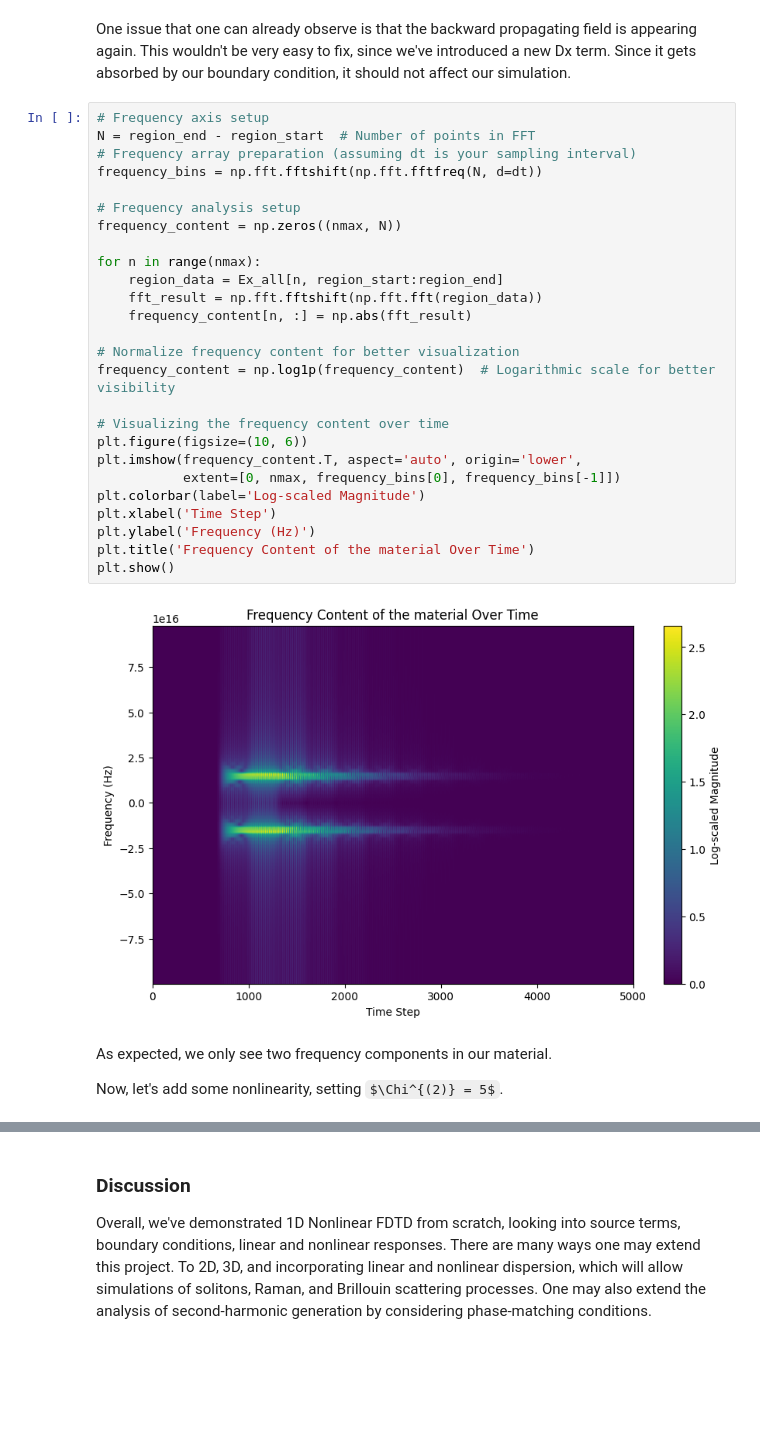
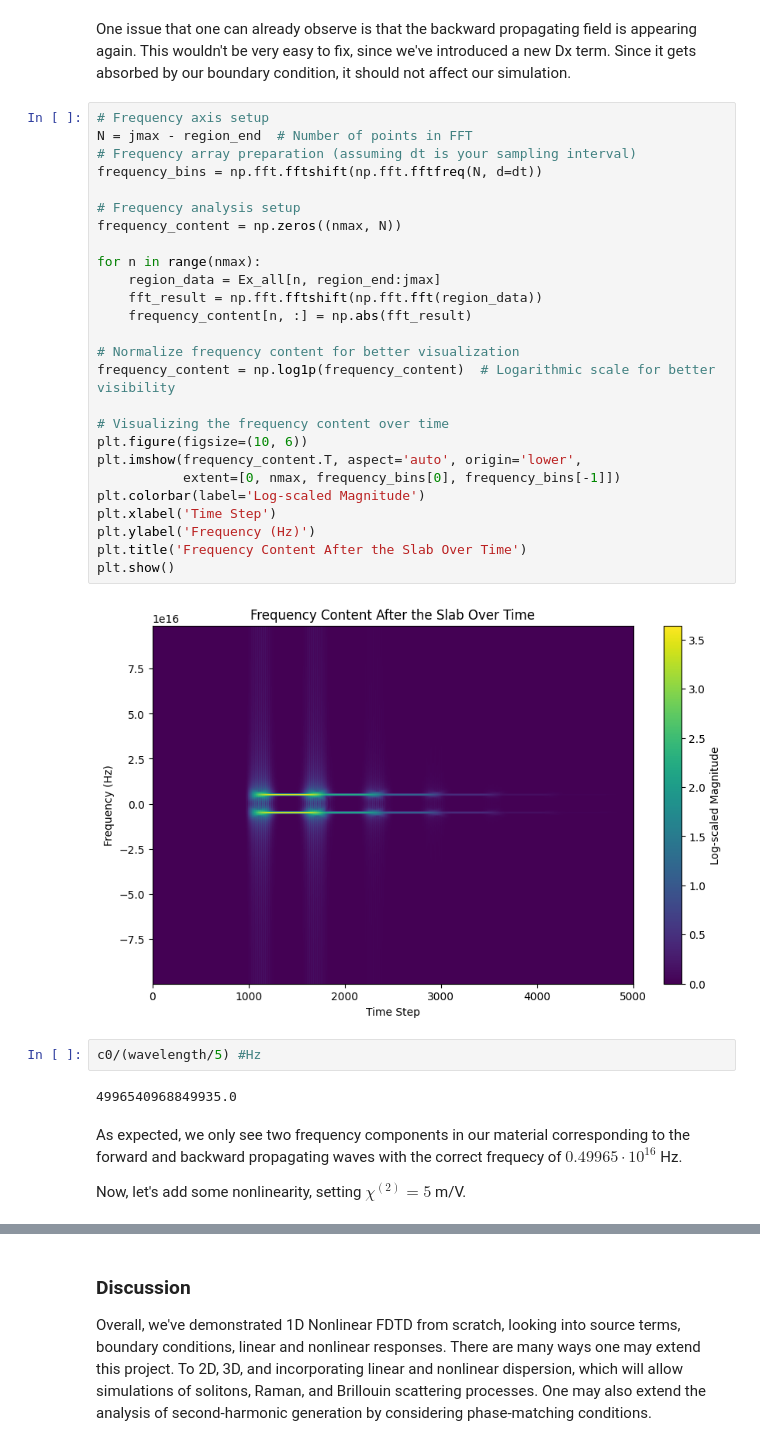
Before and after one commit to jayy-zou/FDTD, a Jupyter notebook: fdtd.ipynb, the cells around one changed output, grey strips where cells are left out. Cells and saved outputs as stored; diff of their text form; some formulas as TeX source; blank space fills up the shorter version.

```diff
--- a/fdtd.ipynb
+++ b/fdtd.ipynb
@@ -458,36 +476,40 @@ interactive(children=(IntSlider(value=0, description='Time Step', max=4999), Out
 One issue that one can already observe is that the backward propagating field is appearing again. This wouldn't be very easy to fix, since we've introduced a new Dx term. Since it gets absorbed by our boundary condition, it should not affect our simulation.
 # %%
 # Frequency axis setup
-N = region_end - region_start  # Number of points in FFT
+N = jmax - region_end  # Number of points in FFT
 # Frequency array preparation (assuming dt is your sampling interval)
 frequency_bins = np.fft.fftshift(np.fft.fftfreq(N, d=dt))
 
 # Frequency analysis setup
 frequency_content = np.zeros((nmax, N))
 
 for n in range(nmax):
-    region_data = Ex_all[n, region_start:region_end]
+    region_data = Ex_all[n, region_end:jmax]
     fft_result = np.fft.fftshift(np.fft.fft(region_data))
     frequency_content[n, :] = np.abs(fft_result)
 
 # Normalize frequency content for better visualization
 frequency_content = np.log1p(frequency_content)  # Logarithmic scale for better visibility
 
 # Visualizing the frequency content over time
 plt.figure(figsize=(10, 6))
 plt.imshow(frequency_content.T, aspect='auto', origin='lower',
            extent=[0, nmax, frequency_bins[0], frequency_bins[-1]])
 plt.colorbar(label='Log-scaled Magnitude')
 plt.xlabel('Time Step')
 plt.ylabel('Frequency (Hz)')
-plt.title('Frequency Content of the material Over Time')
+plt.title('Frequency Content After the Slab Over Time')
 plt.show()
 # %% [output]
-[figure, old version]
+[figure, new version]
+# %%
+c0/(wavelength/5) #Hz
+# %% [output]
+4996540968849935.0
 # %% [markdown]
-As expected, we only see two frequency components in our material.
+As expected, we only see two frequency components in our material corresponding to the forward and backward propagating waves with the correct frequecy of $0.49965\cdot 10^{16}$ Hz.
 
-Now, let's add some nonlinearity, setting $\Chi^{(2)} = 5$.
+Now, let's add some nonlinearity, setting $\chi^{(2)} = 5$ m/V.
 # %%
 Ex_all = np.zeros((nmax, jmax))
 Dx_all = np.zeros((nmax, jmax))
```
Also changed, not shown: parts of 20 cells of this notebook.
